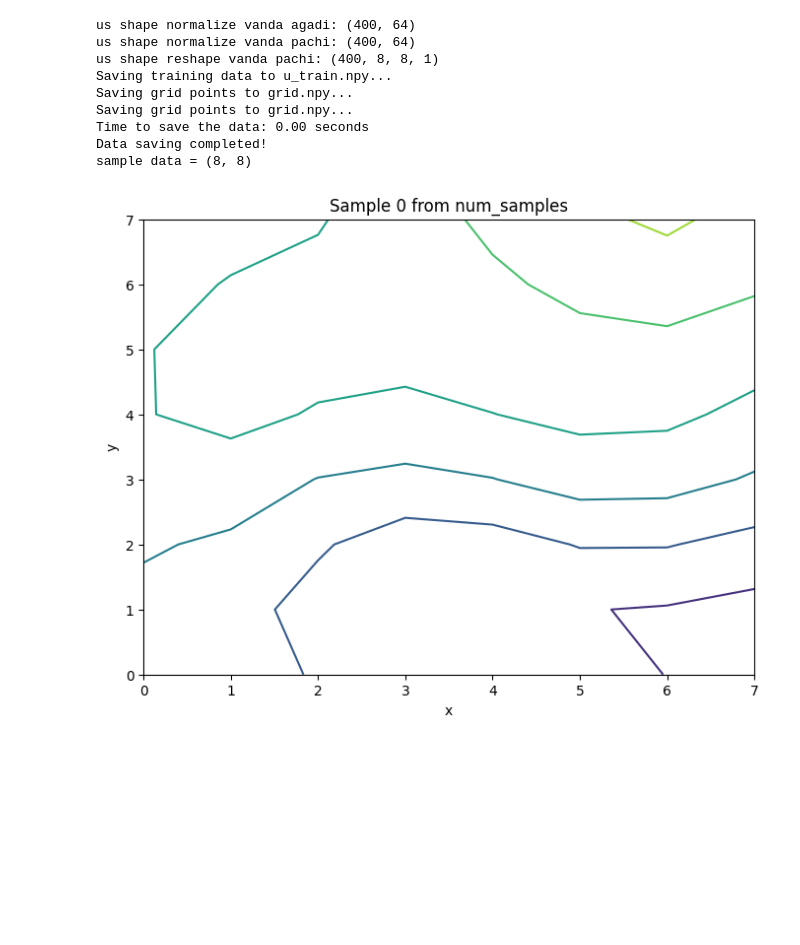
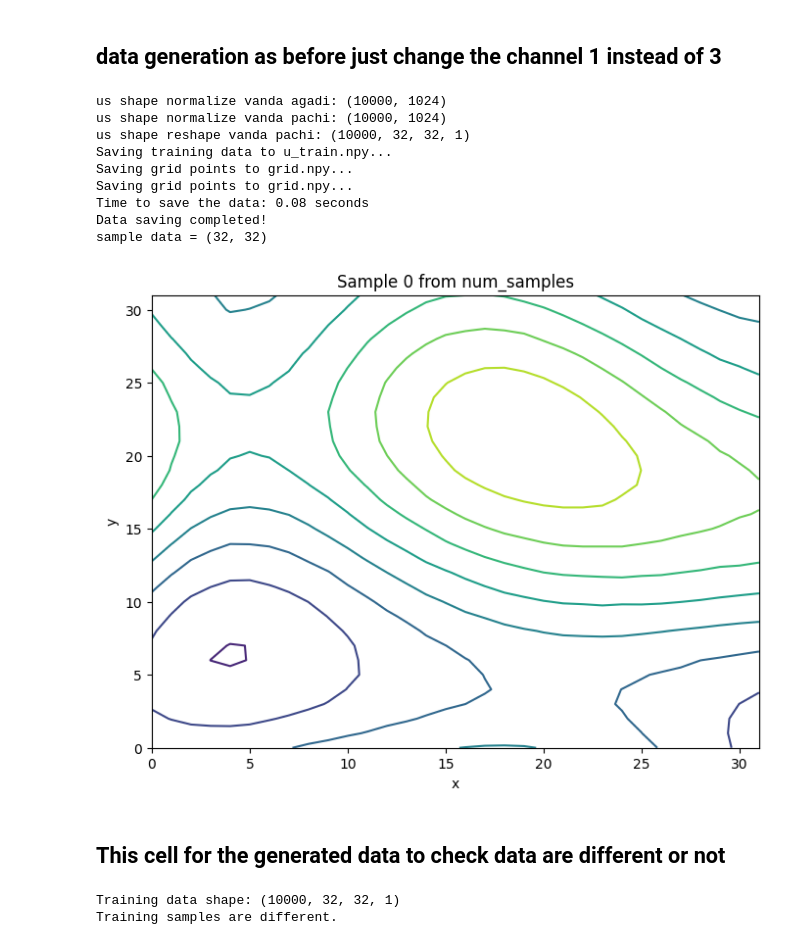
Before and after one commit to manjudhital/master_thesis, a Jupyter notebook: phasefield/data_generation_detailcode.ipynb, the cells around one changed output. Saved outputs shown, nothing was run; the diff lists cells and outputs as text; code cells hidden in the pictures; blank space fills up the shorter version.

Commit message:
data generation with different length scale

```diff
--- a/phasefield/data_generation_detailcode.ipynb
+++ b/phasefield/data_generation_detailcode.ipynb
@@ -1,3 +1,5 @@
+# %% [markdown]
+## data generation as before just change the channel 1 instead of 3
 # %%
 import jax.numpy as jnp
 import numpy as np
@@ -155,7 +157,7 @@ class Data:
         # key, subkey = random.split(key)  # Split key to create subkey
 
 
-        # You could also modify the us data to contain meaningful RGB values
+
             # Example: combining some part of 'us' for each channel
         # us_rgb[..., 0] = normalize(random.normal(subkey, shape=us[..., 0].shape))  # Red
         # us_rgb[..., 1] = normalize(random.normal(subkey, shape=us[..., 0].shape))  # Green
@@ -171,9 +173,9 @@ class Data:
 if __name__ == "__main__":
     # Example: Adjust resolution and domain length
     domain = (-jnp.pi, jnp.pi, -jnp.pi, jnp.pi)
-    resolution = 8  # Number of grid points per dimension
+    resolution = 32  # Number of grid points per dimension
     length_scale_list = [0.1, 0.5, 1.0, 2.0]  # Kernel length scales # its indicate the smoothness of the data
-    num_samples = 400 # Number of training samples
+    num_samples = 10000 # Number of training samples
     # test_samples = 5  # Number of testing samples
 
     # Create data object
@@ -194,7 +196,7 @@ if __name__ == "__main__":
 
     # Save the training and testing data
     print("Saving training data to u_train.npy...")
-    np.save(os.path.join(save_dir, "phasefield_data.npy"), np.array(data.num_samples))
+    np.save(os.path.join(save_dir, "phasefield_data_local_32_10k.npy"), np.array(data.num_samples))
 
     # print("Saving testing data to u_test.npy...")
     # np.save(os.path.join(save_dir, "u_test.npy"), np.array(data.u_test))
@@ -230,36 +232,53 @@ if __name__ == "__main__":
 
 
 # # Save the training and testing data
 # np.save("u_train_dg.npy", np.array(data.u_train))
 # np.save("u_test_dg.npy", np.array(data.u_test))
 
 # # # Save the grid points (optional, if you want to reconstruct spatial locations)
 # np.save("grid.npy", np.array(data.X))  # Assuming 'data.X' contains the grid points
 
 
 # Select a sample to plot
 sample_index = 0  # Choose a specific sample (e.g., the first one)
 sample = data.num_samples[sample_index, :, :, 0]  # Extract the 2D array for the sample
 print(f'sample data = {sample.shape}')
 # print(f'sample data = {sample}')
 
 # Plot the sample
 plt.figure(figsize=(8, 6))
 # plt.imshow(sample, extent=[-jnp.pi, jnp.pi, -jnp.pi, jnp.pi], origin='lower', cmap='viridis')
 plt.contour(sample, labels = 10, cmap='viridis')
 # plt.colorbar(label="u(x, y)")
 plt.title(f"Sample {sample_index} from num_samples")
 plt.xlabel("x")
 plt.ylabel("y")
 plt.show()
 # %% [output]
-us shape normalize vanda agadi: (400, 64)
-us shape normalize vanda pachi: (400, 64)
-us shape reshape vanda pachi: (400, 8, 8, 1)
+us shape normalize vanda agadi: (10000, 1024)
+us shape normalize vanda pachi: (10000, 1024)
+us shape reshape vanda pachi: (10000, 32, 32, 1)
 Saving training data to u_train.npy...
 Saving grid points to grid.npy...
 Saving grid points to grid.npy...
-Time to save the data: 0.00 seconds
+Time to save the data: 0.08 seconds
 Data saving completed!
-sample data = (8, 8)
+sample data = (32, 32)
-[figure, old version]
+[figure, new version]
+# %% [markdown]
+## This cell for the generated data to check data are different or not
+# %%
+import numpy as np
+
+train_data = np.load("./data_generation_checking/phasefield_data_local_32_10k.npy")
+# train_data = train_data[:,:,:,:1]  # Extract only the first channel
+print(f"Training data shape: {train_data.shape}")
+
+# Check if all images are identical
+if np.all(train_data == train_data[0]):
+    print("All training samples are identical!")
+else:
+    print("Training samples are different.")
+# %% [output]
+Training data shape: (10000, 32, 32, 1)
+Training samples are different.
```
Also changed, not shown: parts of 8 cells of this notebook, 1 other file.
